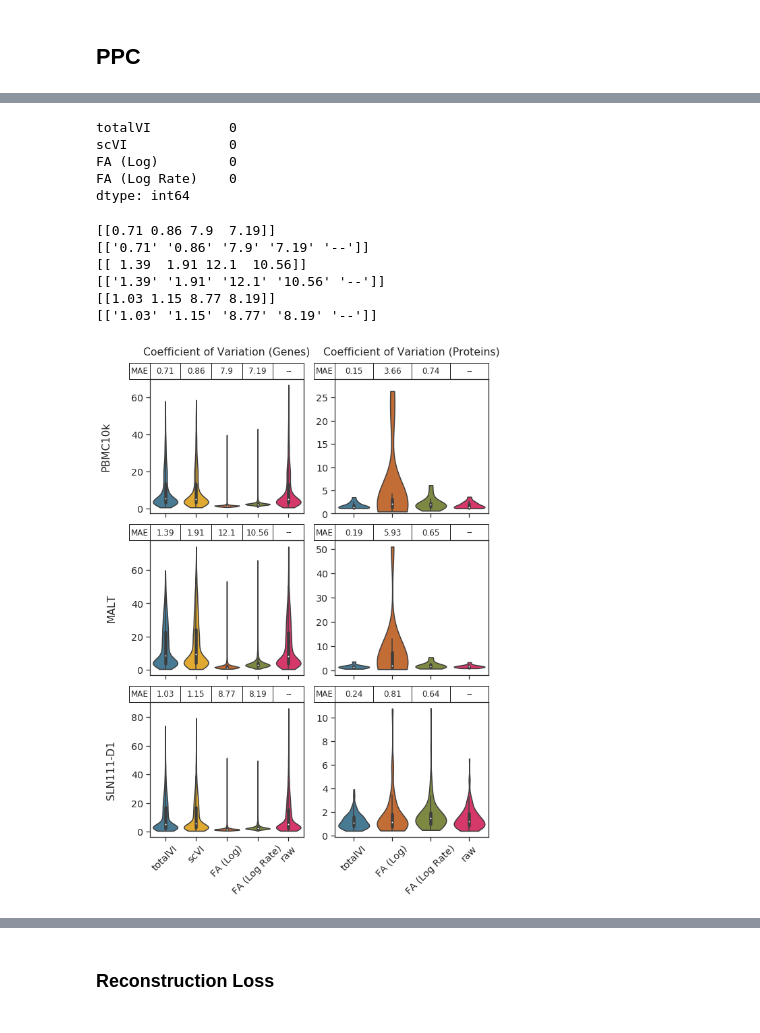
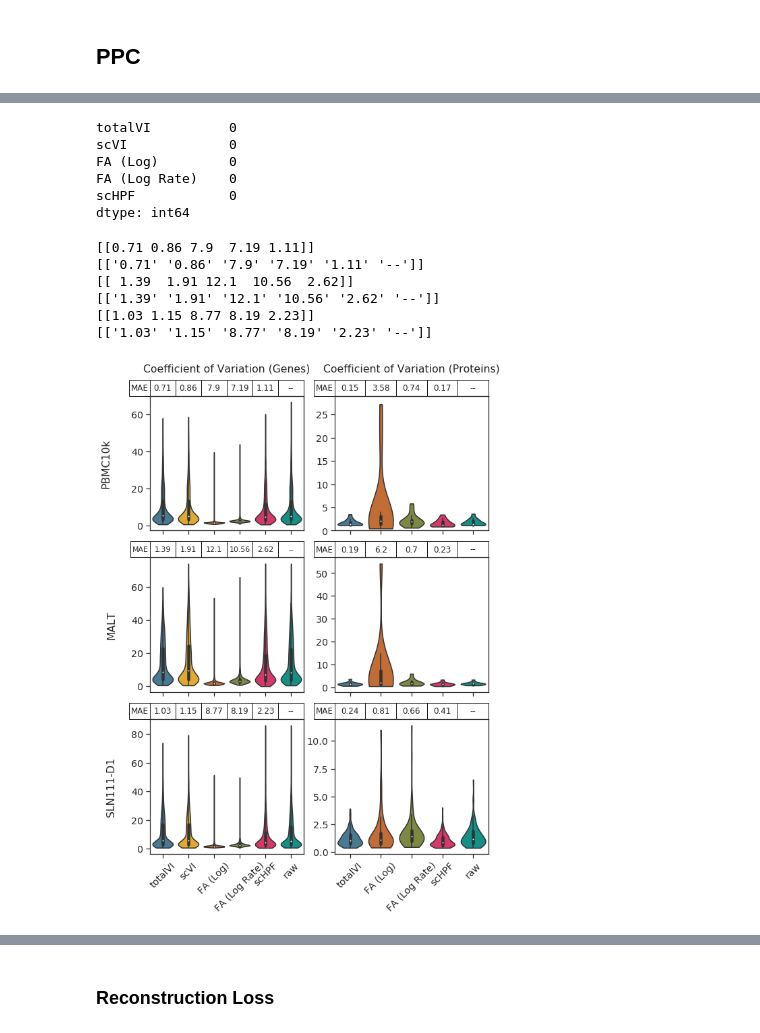
Before and after one commit to YosefLab/totalVI_reproducibility, a Jupyter notebook: model_eval/ppc_pbmc_malt_slnd1_111.ipynb, the cells around one changed output, grey strips where cells are left out. Drawn from its saved outputs; the diff is of its cells as text; code cells hidden in the pictures.

```diff
--- a/model_eval/ppc_pbmc_malt_slnd1_111.ipynb
+++ b/model_eval/ppc_pbmc_malt_slnd1_111.ipynb
@@ -321,3 +321,7 @@ for p, fd, trainer in zip(ppc_helds, full_datas, trainers):
         normalization="log",
         key="FA",
     )
+    p.store_schpf_samples(
+        train_data,
+        nfactors=vae_pbmc.n_latent
+    )
@@ -430,3 +465,9 @@ for p, dataset in zip(ppc_fulls, datasets):
         normalization="log_rate",
         key="FA"
     )
+# %%
+for p, dataset in zip(ppc_fulls, datasets):
+    p.store_schpf_samples(
+        p.raw_counts.todense(),
+        nfactors=vae_pbmc.n_latent,
+    )
@@ -463,6 +522,7 @@ totalVI          0
 scVI             0
 FA (Log)         0
 FA (Log Rate)    0
+scHPF            0
 dtype: int64
 # %%
 fig, ax = plt.subplots(3, 2, figsize=(9, 12.5), sharex=False)
@@ -480,7 +540,7 @@ for i, p, dataset in zip(inds, ppc_fulls, datasets):
         ax=ax.flat[i],
         cut=0,
         scale="count",
-        order=["totalVI", "scVI", "FA (Log)", "FA (Log Rate)", "raw"]
+        order=["totalVI", "scVI", "FA (Log)", "FA (Log Rate)", "scHPF", "raw"]
     )
     the_table = ax.flat[i].table(
         cellText=gene_table, rowLabels=["MAE"], loc="top", cellLoc="center"
@@ -494,40 +554,40 @@ for i, p, dataset in zip(inds, ppc_fulls, datasets):
         ax=ax.flat[i + 1],
         cut=0,
         scale="count",
-        order=["totalVI", "FA (Log)", "FA (Log Rate)", "raw"]
+        order=["totalVI", "FA (Log)", "FA (Log Rate)", "scHPF", "raw"]
     )
     the_table = ax.flat[i + 1].table(
         cellText=pro_table,
         loc="top",
         cellLoc="center",
         rowLabels=["MAE"],
     )
     the_table.scale(1, 2)
     the_table.set_fontsize(12)
 
 title = ax.flat[0].set_title("Coefficient of Variation (Genes)")
 title.set_position([0.5, 1.15])
 title = ax.flat[1].set_title("Coefficient of Variation (Proteins)")
 title.set_position([0.5, 1.15])
 ax.flat[1].set_ylim(0, 29)
 ax.flat[0].set_xticklabels([])
 ax.flat[1].set_xticklabels([])
 ax.flat[2].set_xticklabels([])
 ax.flat[3].set_xticklabels([])
 ax.flat[4].tick_params(axis="x", rotation=45)
 ax.flat[5].tick_params(axis="x", rotation=45)
 ax.flat[0].set_ylabel("PBMC10k", labelpad=30)
 ax.flat[2].set_ylabel("MALT", labelpad=22)
 ax.flat[4].set_ylabel("SLN111-D1", labelpad=22)
 # sns.despine()
 
 # plt.tight_layout()
 plt.savefig("figures/violins_cv.pdf", bbox_inches="tight")
 # %% [output]
-[[0.71 0.86 7.9  7.19]]
-[['0.71' '0.86' '7.9' '7.19' '--']]
-[[ 1.39  1.91 12.1  10.56]]
-[['1.39' '1.91' '12.1' '10.56' '--']]
-[[1.03 1.15 8.77 8.19]]
-[['1.03' '1.15' '8.77' '8.19' '--']]
+[[0.71 0.86 7.9  7.19 1.11]]
+[['0.71' '0.86' '7.9' '7.19' '1.11' '--']]
+[[ 1.39  1.91 12.1  10.56  2.62]]
+[['1.39' '1.91' '12.1' '10.56' '2.62' '--']]
+[[1.03 1.15 8.77 8.19 2.23]]
+[['1.03' '1.15' '8.77' '8.19' '2.23' '--']]
-[figure, old version]
+[figure, new version]
```
Also changed, not shown: parts of 14 cells of this notebook.
